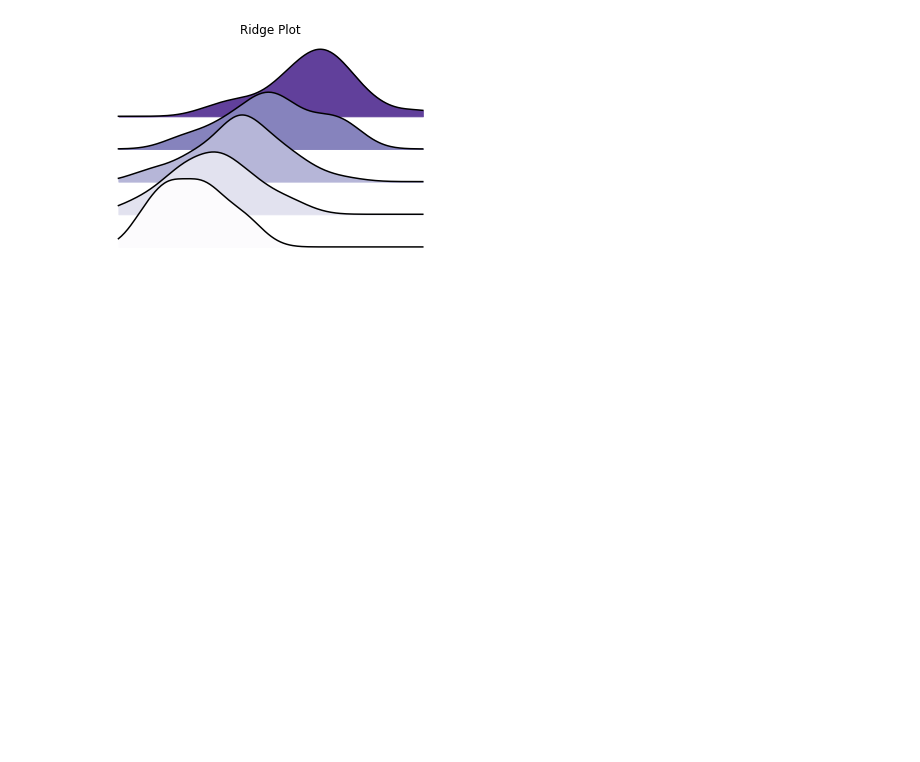
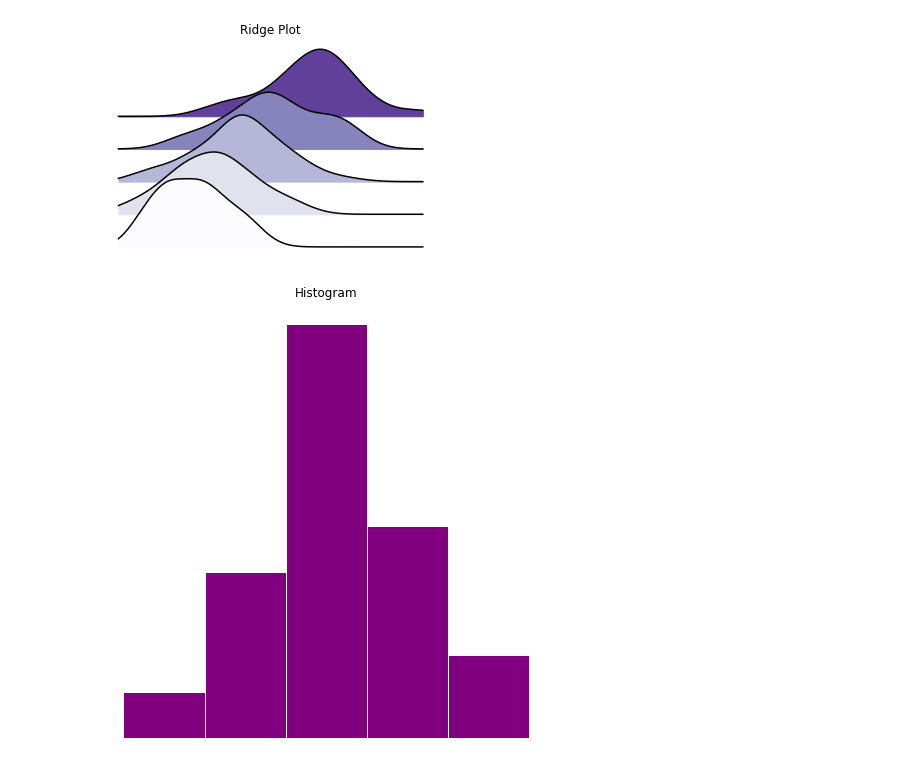
Before and after one commit to steffincodes/googlecolabnotbooks, a Jupyter notebook: Matplotlib101.ipynb, the cells around one changed output. Drawn from its saved outputs; the diff is of its cells as text; code cells hidden in the pictures; blank space fills up the shorter version.

Commit message:
📊 Histogram

```diff
--- a/Matplotlib101.ipynb
+++ b/Matplotlib101.ipynb
@@ -415,3 +415,17 @@ plt.axis('off')
 plt.title('Ridge Plot');
 # %% [output]
 [figure]
+# %%
+import matplotlib.pyplot as plt
+import numpy as np
+
+data = np.random.randn(100)
+fig,ax = plt.subplots(figsize=(8,8))
+ax.hist(data,
+        bins=5,
+        edgecolor='white',
+        color='purple')
+plt.axis('off')
+plt.title('Histogram');
+# %% [output]
+[figure, added]
```
